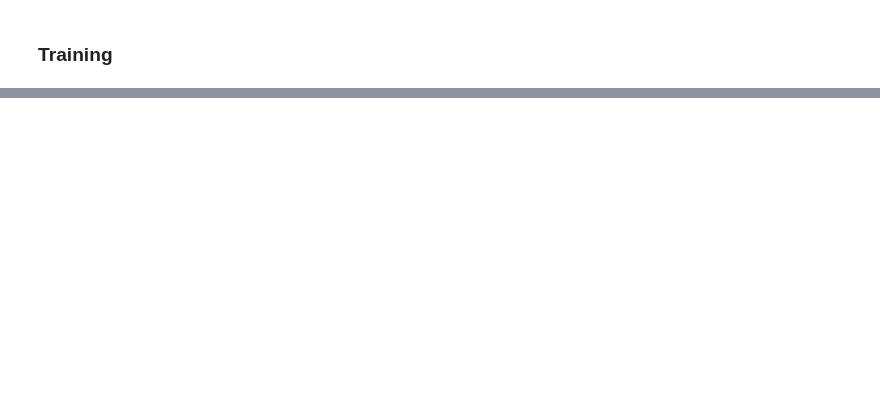
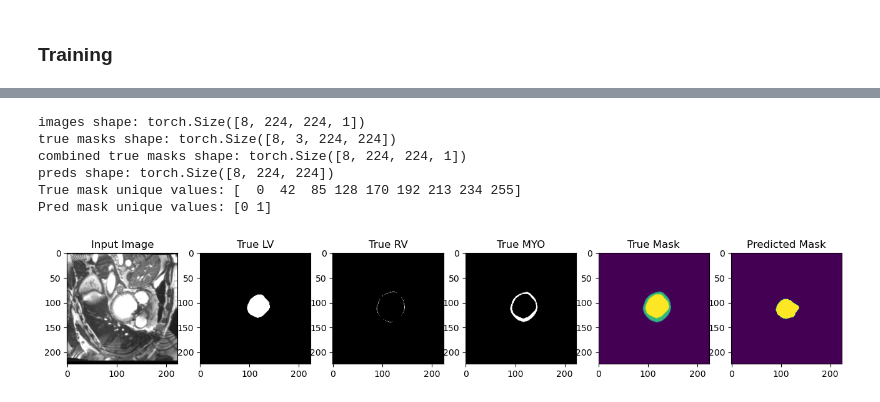
Before and after one commit to Chinthalanka/cardiac-mri-segmentation, a Jupyter notebook: experiments/original_unet.ipynb, the cells around one changed output, grey strips where cells are left out. Drawn from its saved outputs; the diff is of its cells as text; code cells hidden in the pictures; blank space fills up the shorter version.

```diff
--- a/experiments/original_unet.ipynb
+++ b/experiments/original_unet.ipynb
@@ -233,9 +333,12 @@ def train_model(
             with tqdm(total=n_train, desc=f'Epoch {epoch}/{epochs}', unit='img') as pbar:
                 for batch in train_dataloader:
                     # images, msks_lv, msks_rv, msks_myo = batch['image'], batch['mask_lv'], batch['mask_rv'], batch['mask_myo']
-                    images, masks = batch['image'], batch['masks']
+                    images, masks, masks_all = batch['image'], batch['masks'], batch['masks_all']
                     images = images.permute(0, 3, 1, 2)
+                    # masks_all = torch.argmax(masks_all, dim=1)
+                    masks_all = masks_all.permute(0, 3, 1, 2)
                     # logging.info(f"images shape: {images.shape}")
+                    # logging.info(f"true masks shape: {masks_all.shape}")
 
                     assert images.shape[1] == model.n_channels, \
                         f'Network has been defined with {model.n_channels} input channels, ' \
@@ -243,8 +346,8 @@ def train_model(
                         'the images are loaded correctly.'
 
                     images = images.to(device=device, dtype=torch.float32, memory_format=torch.channels_last)
-                    true_masks = masks.to(device=device, dtype=torch.float32, memory_format=torch.channels_last)
-                    # logging.info(f"true masks shape: {true_masks.shape}")
+                    # true_masks = masks.to(device=device, dtype=torch.float32, memory_format=torch.channels_last)
+                    true_masks = masks_all.to(device=device, dtype=torch.float32, memory_format=torch.channels_last)
 
                     with torch.autocast(device.type if device.type != 'mps' else 'cpu', enabled=amp):
                         # masks_pred = model(images).permute(1, 0, 2, 3)
@@ -254,12 +357,14 @@ def train_model(
                             loss = criterion(masks_pred.squeeze(1), true_masks.float())
                             loss += dice_loss(F.sigmoid(masks_pred.squeeze(1)), true_masks.float(), multiclass=False)
                         else:
-                            loss = criterion(masks_pred, true_masks)
+                            loss = criterion(masks_pred, true_masks.squeeze(1).long())
                             loss += dice_loss(
-                                F.sigmoid(masks_pred > 0.5).float(),
+                                masks_pred,
+                                true_masks,
+                                # F.sigmoid(masks_pred > 0.5).float(),
+                                # true_masks.float(),
                                 # F.softmax(masks_pred, dim=1).float(),
                                 # F.one_hot(true_masks, model.n_classes).permute(0, 3, 1, 2).float(),
-                                true_masks.float(),
                                 multiclass=True
                             )
 
@@ -343,0 +562,10 @@ KeyboardInterrupt:
+# %%
+visualize_prediction(model, test_dataloader, device, sample_idx=1, img_idx = 6, n_classes=4, combined_mask=True)
+# %% [output]
+images shape: torch.Size([8, 224, 224, 1])
+true masks shape: torch.Size([8, 3, 224, 224])
+combined true masks shape: torch.Size([8, 224, 224, 1])
+preds shape: torch.Size([8, 224, 224])
+True mask unique values: [  0  42  85 128 170 192 213 234 255]
+Pred mask unique values: [0 1]
+[figure, added]
```
Also changed, not shown: parts of 14 cells of this notebook.
